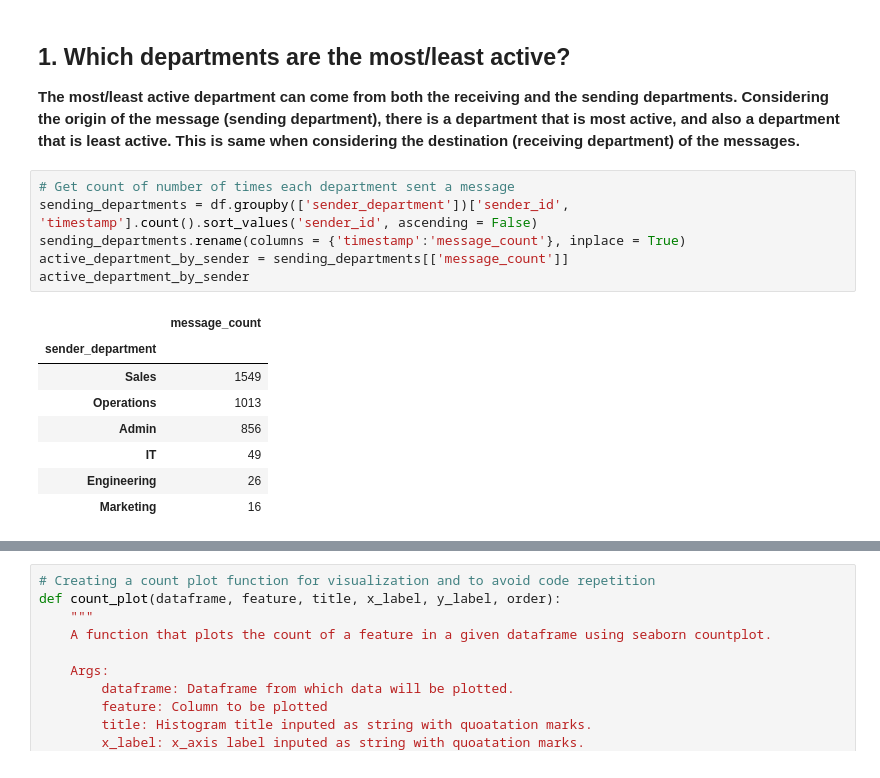
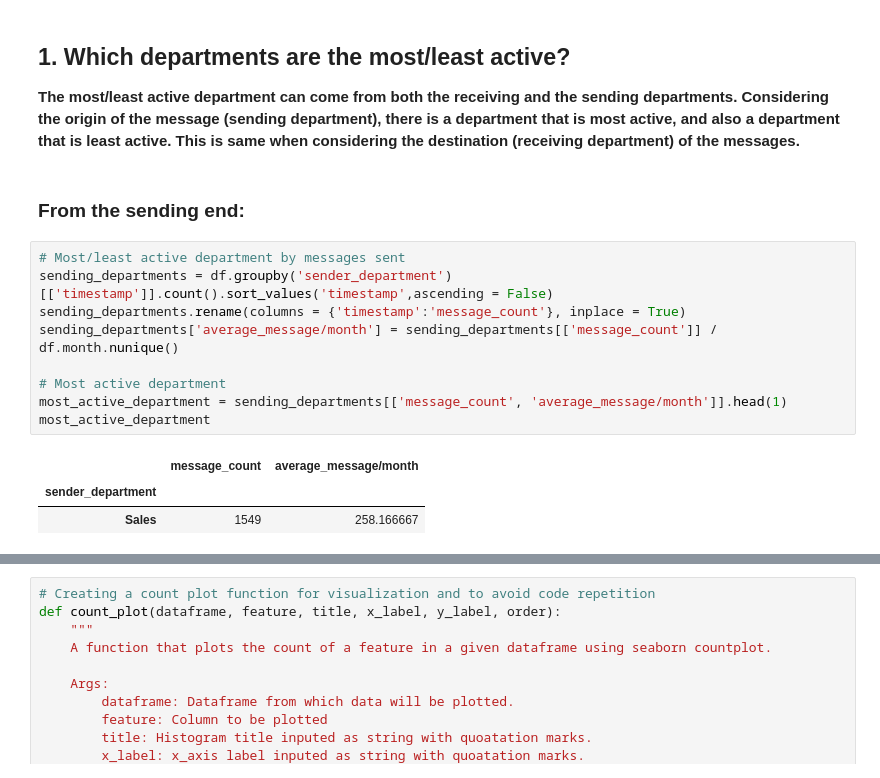
Before and after one commit to Merci93/Improving-Collaboaration-in-the-Workplace, a Jupyter notebook: notebook_using_networkx.ipynb, the cells around one changed output, grey strips where cells are left out. Saved outputs shown, nothing was run; the diff lists cells and outputs as text.

```diff
--- a/notebook_using_networkx.ipynb
+++ b/notebook_using_networkx.ipynb
@@ -213,18 +235,18 @@ describe_df.describe()
 ## 1. Which departments are the most/least active?
 
 **The most/least active department can come from both the receiving and the sending departments. Considering the origin of the message (sending department), there is a department that is most active, and also a department that is least active. This is same when considering the destination (receiving department) of the messages.**
+# %% [markdown]
+### From the sending end:
 # %%
-# Get count of number of times each department sent a message
-sending_departments = df.groupby(['sender_department'])['sender_id', 'timestamp'].count().sort_values('sender_id', ascending = False)
+# Most/least active department by messages sent
+sending_departments = df.groupby('sender_department')[['timestamp']].count().sort_values('timestamp',ascending = False)
 sending_departments.rename(columns = {'timestamp':'message_count'}, inplace = True)
-active_department_by_sender = sending_departments[['message_count']]
-active_department_by_sender
+sending_departments['average_message/month'] = sending_departments[['message_count']] / df.month.nunique()
+
+# Most active department
+most_active_department = sending_departments[['message_count', 'average_message/month']].head(1)
+most_active_department
 # %% [output]
-|  | message_count |
-| sender_department |  |
-| Sales | 1549 |
-| Operations | 1013 |
-| Admin | 856 |
-| IT | 49 |
-| Engineering | 26 |
-| Marketing | 16 |
+|  | message_count | average_message/month |
+| sender_department |  |  |
+| Sales | 1549 | 258.166667 |
```
Also changed, not shown: parts of 23 cells of this notebook.
